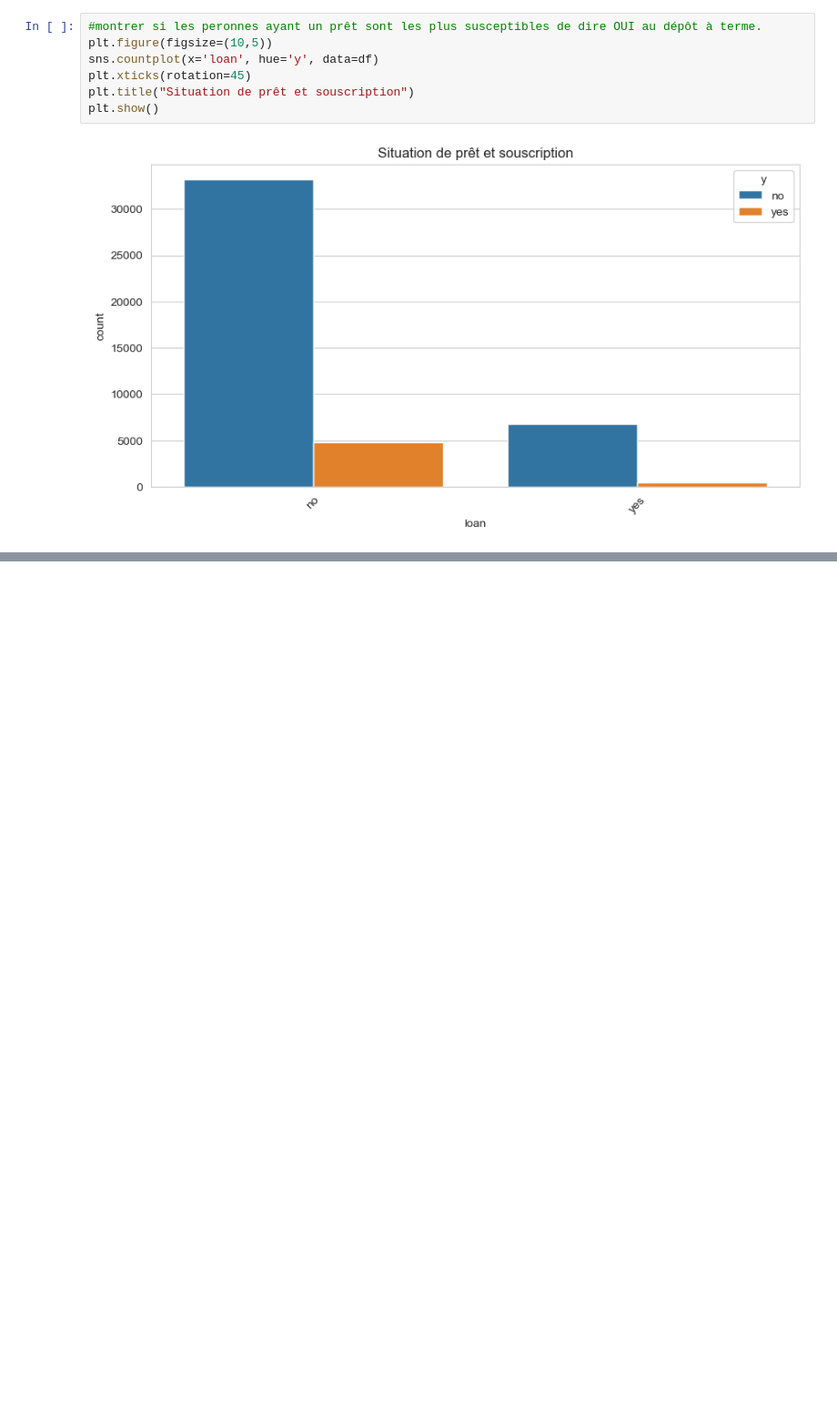
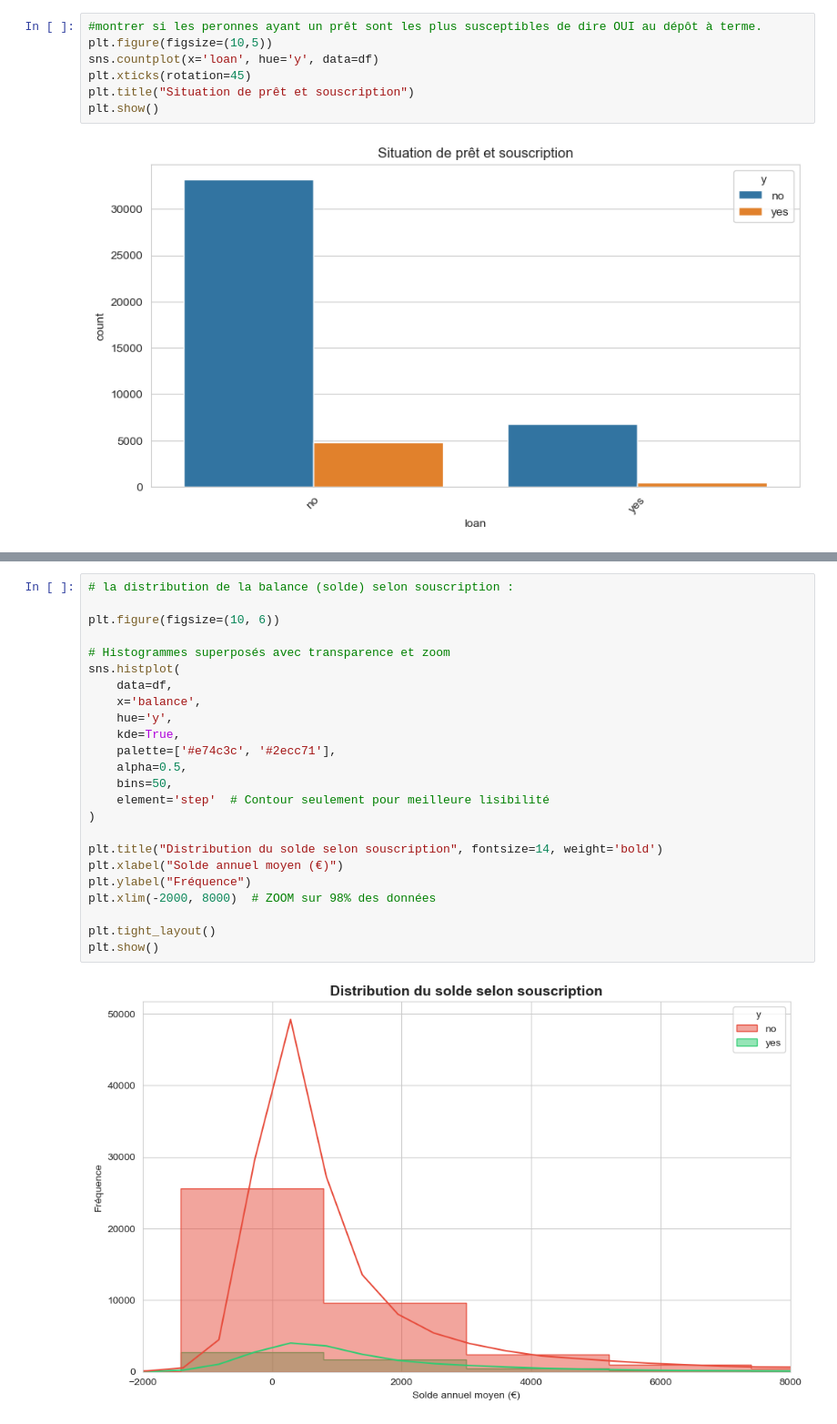
Before and after one commit to isaacprdnt/Bank-Marketing-Insights, a Jupyter notebook: 1_processing_eda.ipynb, the cells around one changed output, grey strips where cells are left out. Shown at 91% size. Saved outputs shown, nothing was run; the diff lists cells and outputs as text; blank space fills up the shorter version.

```diff
--- a/1_processing_eda.ipynb
+++ b/1_processing_eda.ipynb
@@ -186,0 +226,26 @@ plt.show()
+# %%
+# la distribution de la balance (solde) selon souscription :
+
+plt.figure(figsize=(10, 6))
+
+# Histogrammes superposés avec transparence et zoom
+sns.histplot(
+    data=df,
+    x='balance',
+    hue='y',
+    kde=True,
+    palette=['#e74c3c', '#2ecc71'],
+    alpha=0.5,
+    bins=50,
+    element='step'  # Contour seulement pour meilleure lisibilité
+)
+
+plt.title("Distribution du solde selon souscription", fontsize=14, weight='bold')
+plt.xlabel("Solde annuel moyen (€)")
+plt.ylabel("Fréquence")
+plt.xlim(-2000, 8000)  # ZOOM sur 98% des données
+
+plt.tight_layout()
+plt.show()
+# %% [output]
+[figure, added]
```
Also changed, not shown: parts of 10 cells of this notebook.
